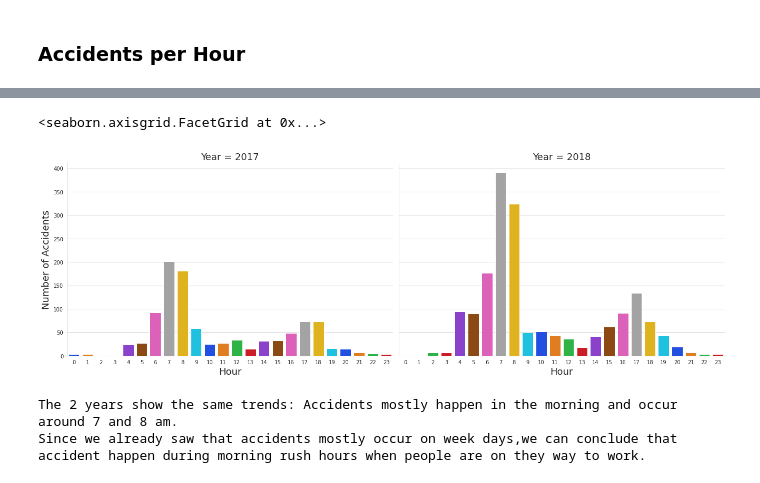
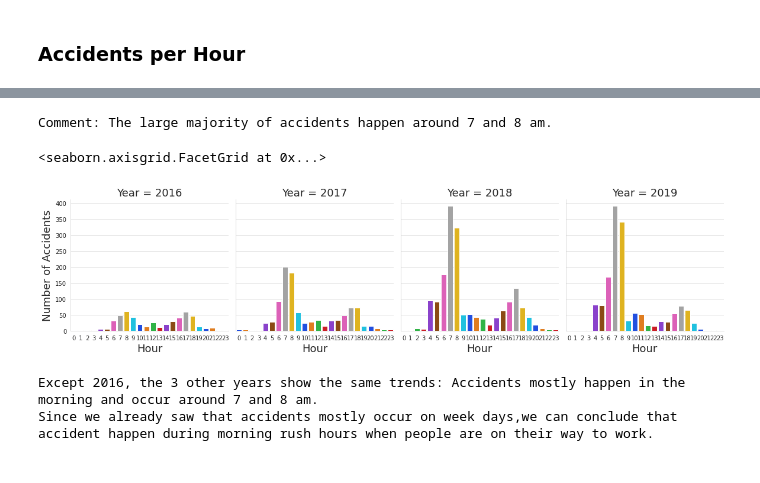
Before and after one commit to sekoukeita/Exploratory-Data-Analysis-and-Visualisation-on-US-Road-Accidents, a Jupyter notebook: Exploratory_Data_Analysis_of_Accidents_in_US_and_in_Cleveland_OHIO.ipynb, the cells around one changed output, grey strips where cells are left out. Saved outputs shown, nothing was run; the diff lists cells and outputs as text; code cells hidden in the pictures.

```diff
--- a/Exploratory_Data_Analysis_of_Accidents_in_US_and_in_Cleveland_OHIO.ipynb
+++ b/Exploratory_Data_Analysis_of_Accidents_in_US_and_in_Cleveland_OHIO.ipynb
@@ -274,12 +274,10 @@ from datetime import datetime
 # %%
 # Let's convert the Start and End time columns that are in string format into date format and use them to get only accidents occurred
 # between 1/1/2017 and 12/31/2018 and filter on State and City to get only accidents for the city of Cleveland.
+from datetime import datetime
 
 df_accidents['Start_Time'] = pd.to_datetime(df_accidents['Start_Time'])
 df_accidents['End_Time'] = pd.to_datetime(df_accidents['End_Time'])
 
-start = datetime.strptime('1/1/2017','%m/%d/%Y')
-end = datetime.strptime('1/1/2019','%m/%d/%Y')
-
-df_accidents_cleveland = df_accidents[(df_accidents['State']=='OH') & (df_accidents['City']=='Cleveland') & \
-                                      (df_accidents['Start_Time']>=start) & (df_accidents['End_Time']<end)]
+df_accidents_cleveland = df_accidents[(df_accidents['State']=='OH') & (df_accidents['City']=='Cleveland')]
+df_accidents_cleveland.head()
@@ -426,18 +498,22 @@ Comment: No matter the year, it happened more accidents in 2018 than 2017 and we
+# %%
+print('Comment: The large majority of accidents happen around 7 and 8 am.')
+# %% [output]
+Comment: The large majority of accidents happen around 7 and 8 am.
 # %%
-# Using seaborn catplot to display to charts side by side like the facegrid
-g= sns.catplot(data=df_accidents_cleveland,x='Hour',col='Year',kind='count',height=6, aspect=1.5,palette='bright')
+# Using seaborn catplot to display two charts side by side like the facetgrid
+g= sns.catplot(data=df_accidents_cleveland,x='Hour',col='Year',kind='count',height=4, aspect=1,palette='bright')
 g.set_titles(size=18)
 g.set_xlabels(size=18)
 g.set_ylabels('Number of Accidents',size=18)
 # %% [output]
 <seaborn.axisgrid.FacetGrid at 0x...>
-[figure, old version]
+[figure, new version]
 # %%
-print('The 2 years show the same trends: Accidents mostly happen in the morning and occur around 7 and 8 am.\nSince we already saw that accidents mostly occur on week days,\
-we can conclude that accident happen during morning rush hours when people are on they way to work.')
+print('Except 2016, the 3 other years show the same trends: Accidents mostly happen in the morning and occur around 7 and 8 am.\nSince we already saw that accidents mostly occur on week days,\
+we can conclude that accident happen during morning rush hours when people are on their way to work.')
 # %% [output]
-The 2 years show the same trends: Accidents mostly happen in the morning and occur around 7 and 8 am.
-Since we already saw that accidents mostly occur on week days,we can conclude that accident happen during morning rush hours when people are on they way to work.
+Except 2016, the 3 other years show the same trends: Accidents mostly happen in the morning and occur around 7 and 8 am.
+Since we already saw that accidents mostly occur on week days,we can conclude that accident happen during morning rush hours when people are on their way to work.
 # %%
 # Heatmap of accidents per Hour
 matrix_hour = pd.pivot_table(data=df_accidents_cleveland,values='ID',index=['Year'],columns='Hour',aggfunc='count')
```
Also changed, not shown: parts of 30 cells of this notebook.
